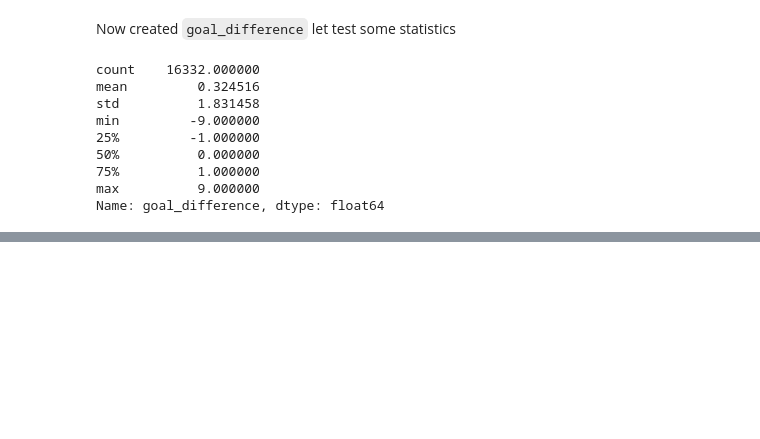
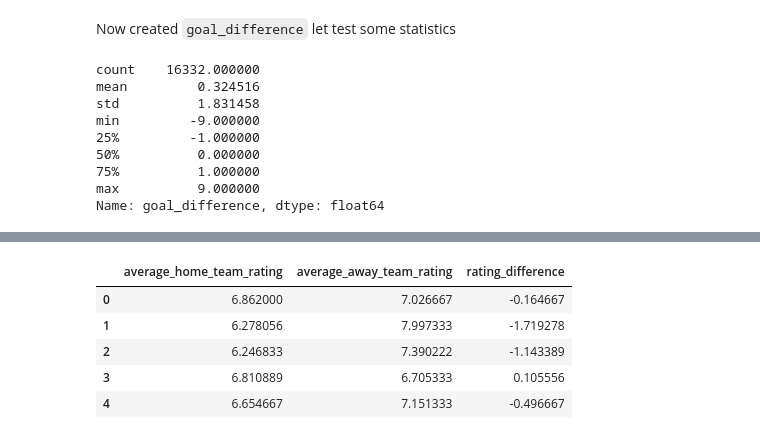
Before and after one commit to magrimuc/prj-2-eda-sql-football-matches-statistics, a Jupyter notebook: MaNU_notebook.ipynb, the cells around one changed output, grey strips where cells are left out. Drawn from its saved outputs; the diff is of its cells as text; code cells hidden in the pictures; blank space fills up the shorter version.

```diff
--- a/MaNU_notebook.ipynb
+++ b/MaNU_notebook.ipynb
@@ -611,0 +675,9 @@ MAX Show that largest HOME victory was by **9** goals of difference (cause it is
+# %%
+clean_df[["average_home_team_rating", "average_away_team_rating", "rating_difference"]].head(5)
+# %% [output]
+|  | average_home_team_rating | average_away_team_rating | rating_difference |
+| 0 | 6.862000 | 7.026667 | -0.164667 |
+| 1 | 6.278056 | 7.997333 | -1.719278 |
+| 2 | 6.246833 | 7.390222 | -1.143389 |
+| 3 | 6.810889 | 6.705333 | 0.105556 |
+| 4 | 6.654667 | 7.151333 | -0.496667 |
```
Also changed, not shown: parts of 17 cells of this notebook.
